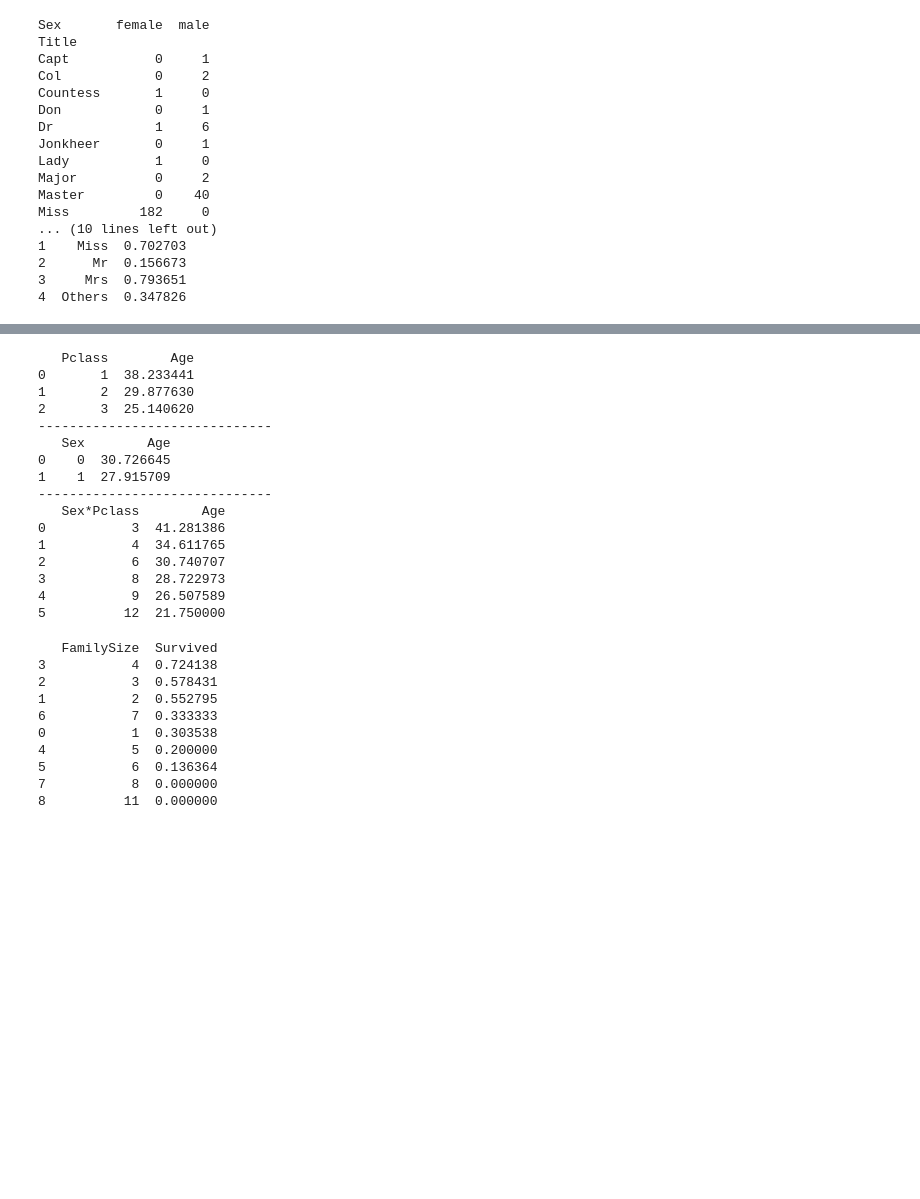
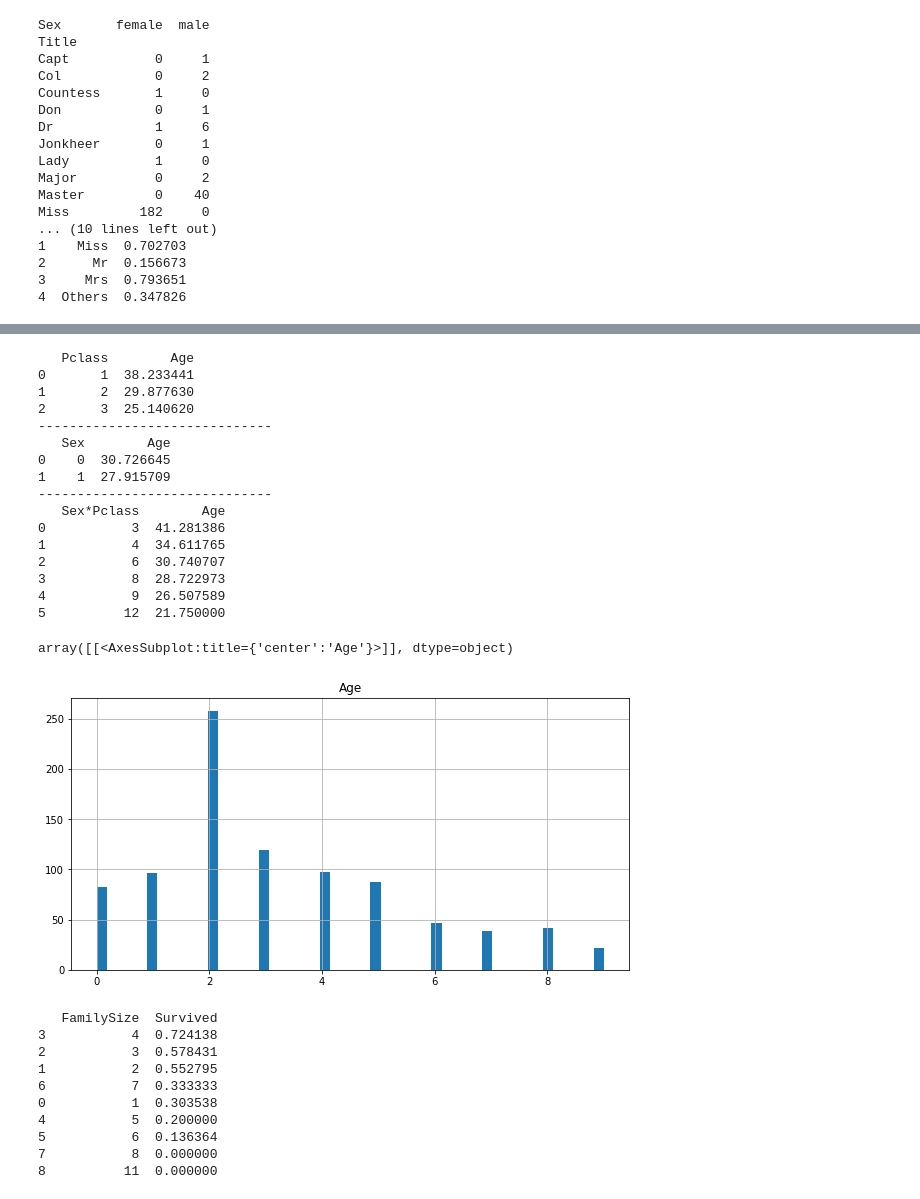
Before and after one commit to darkzard05/kaggle, a Jupyter notebook: titanic.ipynb, the cells around one changed output, grey strips where cells are left out. Saved outputs shown, nothing was run; the diff lists cells and outputs as text; code cells hidden in the pictures; blank space fills up the shorter version.

```diff
--- a/titanic.ipynb
+++ b/titanic.ipynb
@@ -225,34 +246,38 @@ for data in total:
 
 print(train[['Age', 'Sex*Pclass']].groupby(['Sex*Pclass'], as_index=False).mean())
 
 # Age의 결측치를 Sex*Pclass을 기준으로 중간값으로 채운다.
 for data in total:
     data['Age'].fillna(data.groupby('Sex*Pclass')['Age'].transform('median'), inplace=True)
 
 # Sex*Pclass 특성을 제거한다.
 for data in total:
     data.drop(['Sex*Pclass'], axis=1, inplace=True)
 
 # Age를 구간을 임의로 나눠서 분류한다.
 for data in total:
-    data['Age'] = pd.cut(data['Age'], [0, 10, 15, 20, 25, 30, 35, 40, 45, 50, 60, 100], labels=False)
+    data['Age'] = pd.cut(data['Age'], [0, 15, 20, 25, 30, 35, 40, 45, 50, 60, 100], labels=False)
+
+train.loc[:,['Age']].hist(bins=50, figsize=(10, 5))
 # %% [output]
    Pclass        Age
 0       1  38.233441
 1       2  29.877630
 2       3  25.140620
 ------------------------------
    Sex        Age
 0    0  30.726645
 1    1  27.915709
 ------------------------------
    Sex*Pclass        Age
 0           3  41.281386
 1           4  34.611765
 2           6  30.740707
 3           8  28.722973
 4           9  26.507589
 5          12  21.750000
+array([[<AxesSubplot:title={'center':'Age'}>]], dtype=object)
+[figure, added]
 # %%
 # 본인이 속한 가족구성원의 수를 FamilySize에 저장한다.
 for data in total:
```
Also changed, not shown: parts of 17 cells of this notebook.
